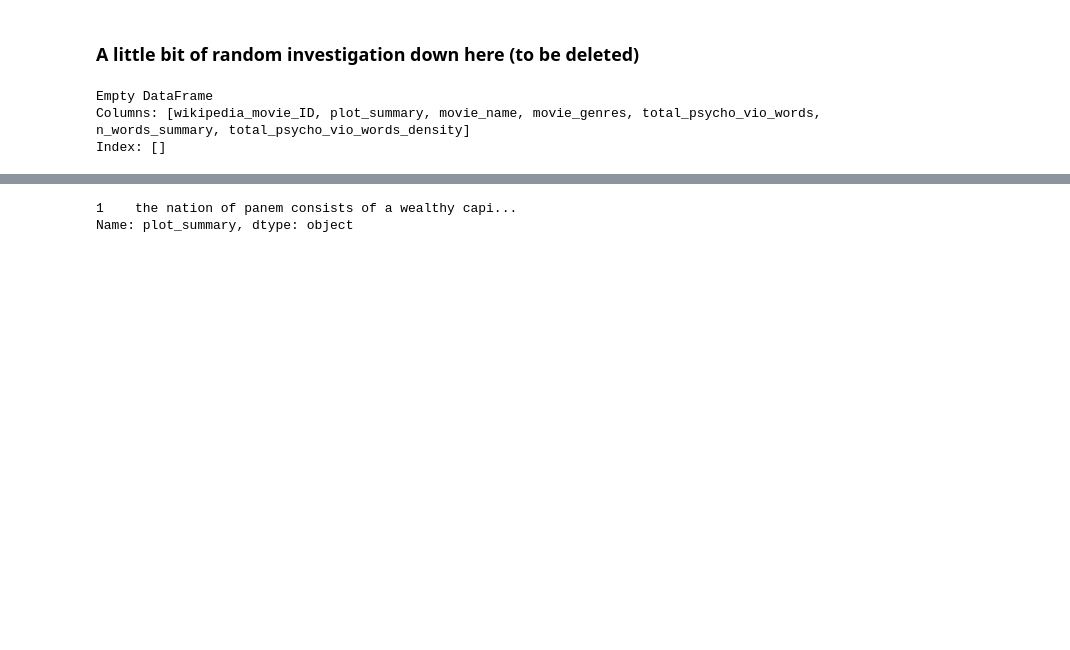
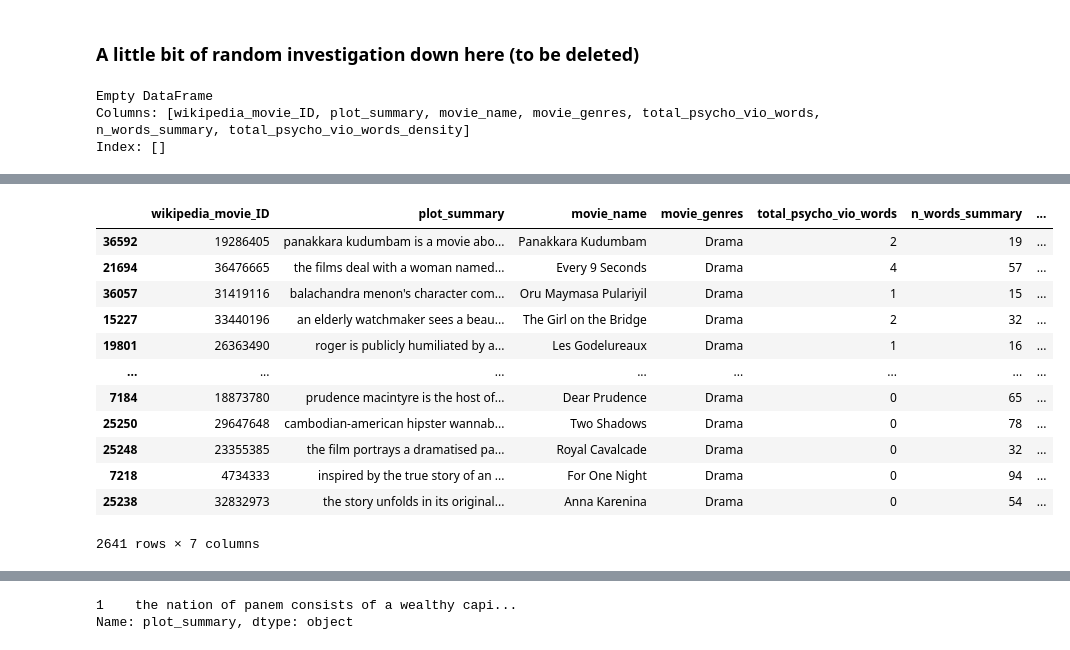
Before and after one commit to epfl-ada/ada-2024-project-alligatorsdontapologize24, a Jupyter notebook: src/Exploratory_Data_Analysis.ipynb, the cells around one changed output, grey strips where cells are left out. Saved outputs shown, nothing was run; the diff lists cells and outputs as text; code cells hidden in the pictures; blank space fills up the shorter version.

```diff
--- a/src/Exploratory_Data_Analysis.ipynb
+++ b/src/Exploratory_Data_Analysis.ipynb
@@ -1003,3 +1003,19 @@ display(CMU_movies_sorted_psycho.loc[CMU_movies_sorted_psycho['movie_genres'] ==
+# %%
+display(CMU_movies_sorted_psycho_density.loc[CMU_movies_sorted_psycho_density['movie_genres'] == 'Drama'])
+# %% [output]
+|  | wikipedia_movie_ID | plot_summary | movie_name | movie_genres | total_psycho_vio_words | n_words_summary | ... |
+| 36592 | 19286405 | panakkara kudumbam is a movie abo... | Panakkara Kudumbam | Drama | 2 | 19 | ... |
+| 21694 | 36476665 | the films deal with a woman named... | Every 9 Seconds | Drama | 4 | 57 | ... |
+| 36057 | 31419116 | balachandra menon's character com... | Oru Maymasa Pulariyil | Drama | 1 | 15 | ... |
+| 15227 | 33440196 | an elderly watchmaker sees a beau... | The Girl on the Bridge | Drama | 2 | 32 | ... |
+| 19801 | 26363490 | roger is publicly humiliated by a... | Les Godelureaux | Drama | 1 | 16 | ... |
+| ... | ... | ... | ... | ... | ... | ... | ... |
+| 7184 | 18873780 | prudence macintyre is the host of... | Dear Prudence | Drama | 0 | 65 | ... |
+| 25250 | 29647648 | cambodian-american hipster wannab... | Two Shadows | Drama | 0 | 78 | ... |
+| 25248 | 23355385 | the film portrays a dramatised pa... | Royal Cavalcade | Drama | 0 | 32 | ... |
+| 7218 | 4734333 | inspired by the true story of an ... | For One Night | Drama | 0 | 94 | ... |
+| 25238 | 32832973 | the story unfolds in its original... | Anna Karenina | Drama | 0 | 54 | ... |
+2641 rows × 7 columns
 # %%
 pattern_psycho = r'(?<!\w)(?:' + '|'.join(psycho_violence_list) + r')(?!\w)'
 
```
Also changed, not shown: parts of 10 cells of this notebook.
